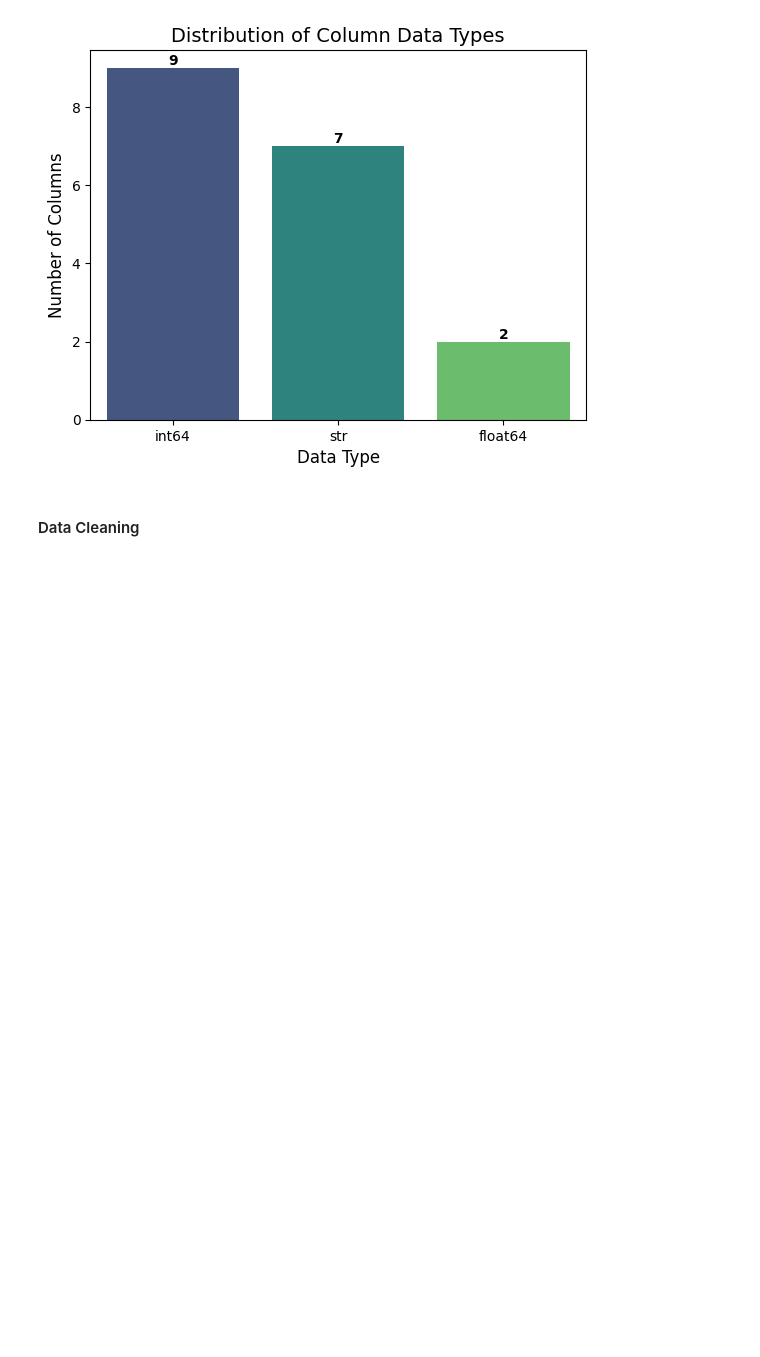
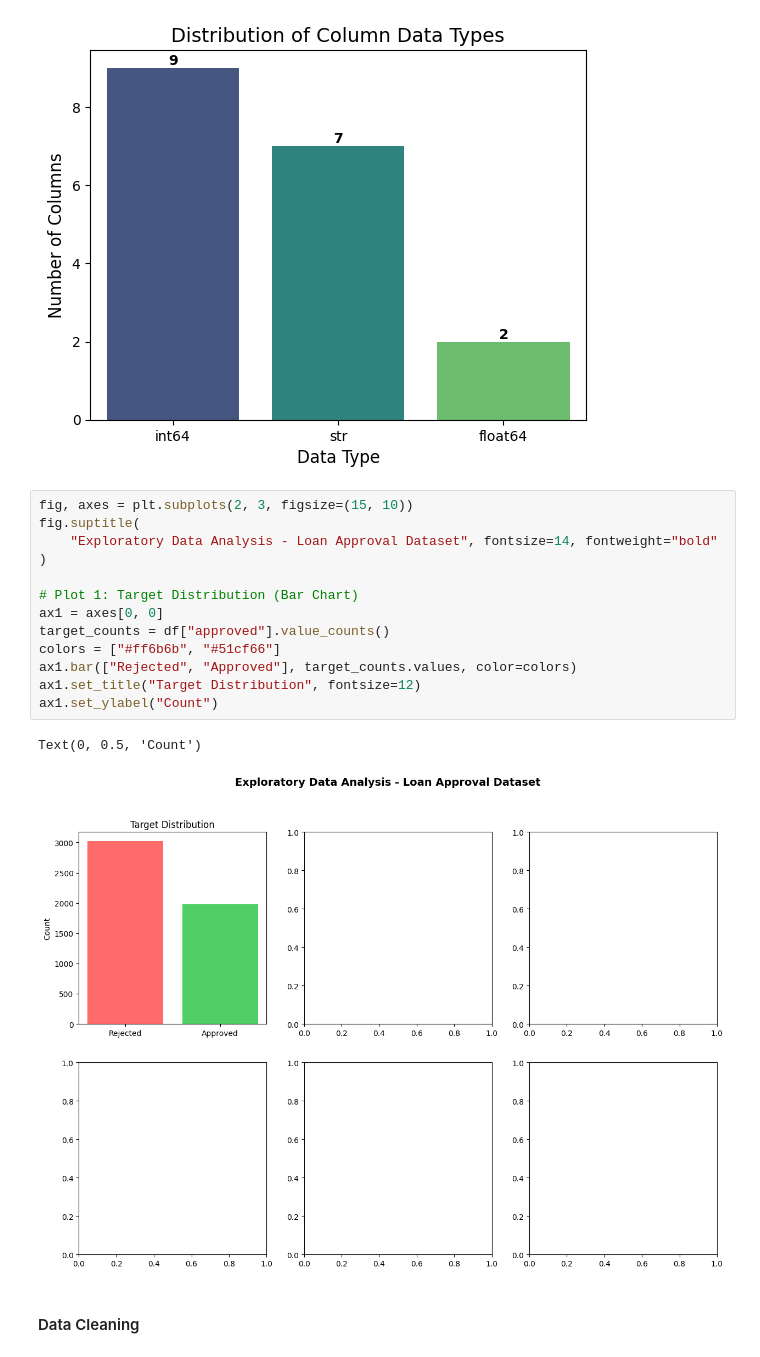
Before and after one commit to Alizadeh275/loan-approval-prediction, a Jupyter notebook: session_01.ipynb, the cells around one changed output. Drawn from its saved outputs; the diff is of its cells as text; blank space fills up the shorter version.

Commit message:
added data visualization

```diff
--- a/session_01.ipynb
+++ b/session_01.ipynb
@@ -194,5 +194,21 @@ Passing `palette` without assigning `hue` is deprecated and will be removed in v
 
   ax = sns.barplot(data=dtype_counts, x="Data Type", y="Count", palette="viridis")
 [figure]
+# %%
+fig, axes = plt.subplots(2, 3, figsize=(15, 10))
+fig.suptitle(
+    "Exploratory Data Analysis - Loan Approval Dataset", fontsize=14, fontweight="bold"
+)
+
+# Plot 1: Target Distribution (Bar Chart)
+ax1 = axes[0, 0]
+target_counts = df["approved"].value_counts()
+colors = ["#ff6b6b", "#51cf66"]
+ax1.bar(["Rejected", "Approved"], target_counts.values, color=colors)
+ax1.set_title("Target Distribution", fontsize=12)
+ax1.set_ylabel("Count")
+# %% [output]
+Text(0, 0.5, 'Count')
+[figure, added]
 # %% [markdown]
 #### Data Cleaning
```
